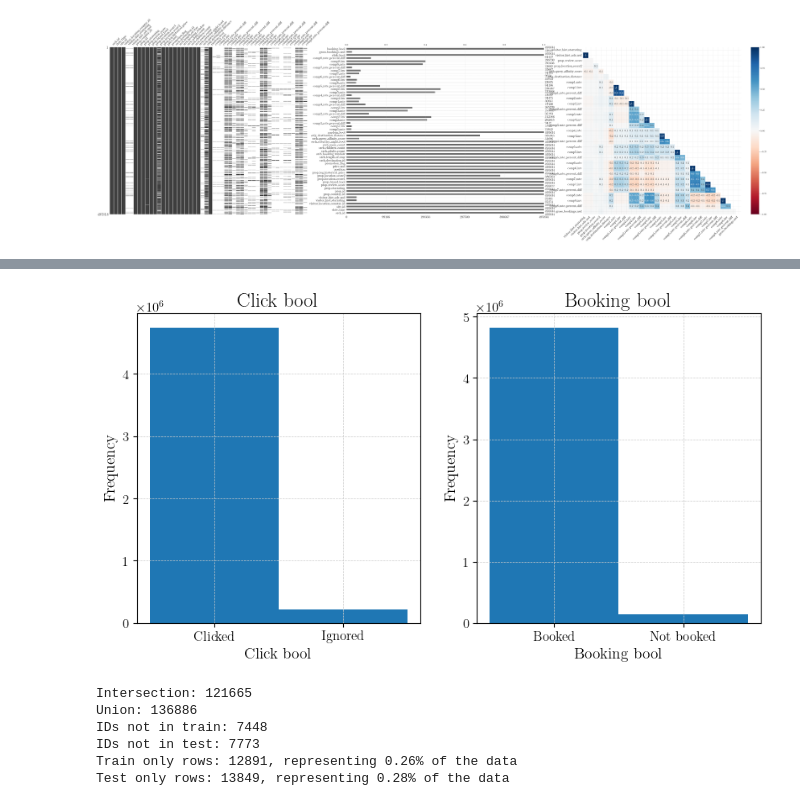
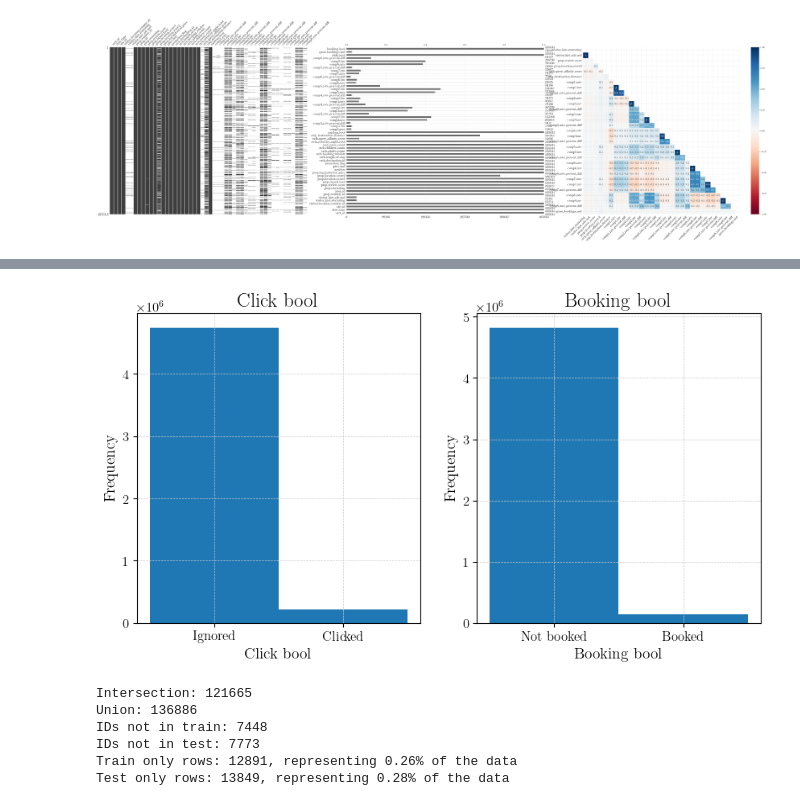
Before and after one commit to nabilasiregar/expedia-kaggle-competition, a Jupyter notebook: notebooks/restructuring.ipynb, the cells around one changed output, grey strips where cells are left out. Drawn from its saved outputs; the diff is of its cells as text; code cells hidden in the pictures.

```diff
--- a/notebooks/restructuring.ipynb
+++ b/notebooks/restructuring.ipynb
@@ -85,24 +85,24 @@ shape: (5, 50)
 # %%
 # plot distribution of 'click_bool' and 'booking_bool'
 
 fig, ax = plt.subplots(1, 2, figsize=(10, 5))
 
 ax[0].hist(train_data.select("click_bool").to_numpy(), bins=2)
 ax[0].set_title("Click bool")
 ax[0].set_xlabel("Click bool")
 ax[0].set_ylabel("Frequency")
 ax[0].set_xticks([0.25, 0.75])
-ax[0].set_xticklabels(["Clicked", "Ignored"])
+ax[0].set_xticklabels(["Ignored", "Clicked"])
 
 ax[1].hist(train_data.select("booking_bool").to_numpy(), bins=2)
 ax[1].set_title("Booking bool")
 ax[1].set_xlabel("Booking bool")
 ax[1].set_ylabel("Frequency")
 ax[1].set_xticks([0.25, 0.75])
-ax[1].set_xticklabels(["Booked", "Not booked"])
+ax[1].set_xticklabels(["Not booked", "Booked"])
 plt.show()
 # %% [output]
-[figure, old version]
+[figure, new version]
 # %%
 # get lenght of intersection and union of unique hotel_ids in train and test data
 train_hotel_ids = set(train_data['prop_id'].unique())
```
